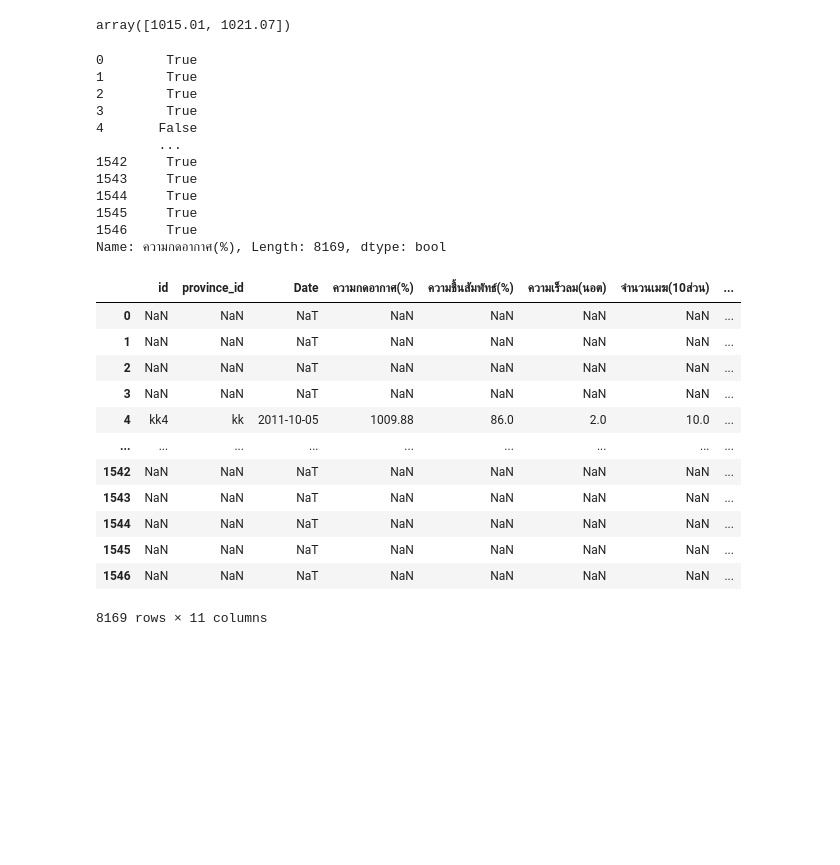
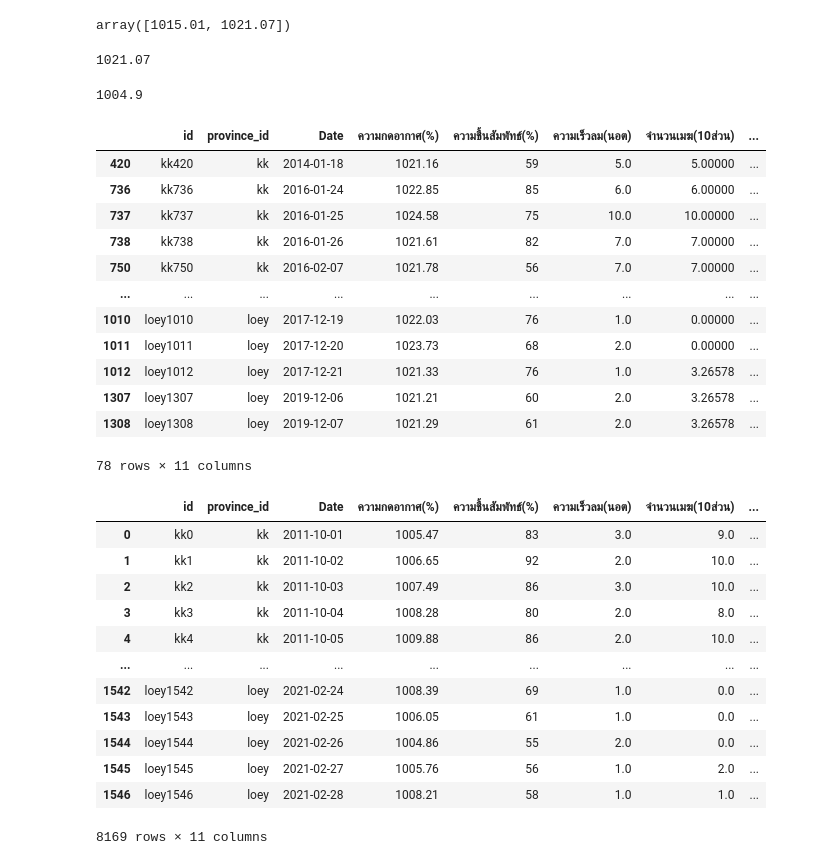
Before and after one commit to Tonry12/data_science_bootcamp_8_tonnaw, a Jupyter notebook: lo.ipynb, the cells around one changed output. Saved outputs shown, nothing was run; the diff lists cells and outputs as text; code cells hidden in the pictures; blank space fills up the shorter version.

```diff
--- a/lo.ipynb
+++ b/lo.ipynb
@@ -1732,3 +1732,13 @@ array([1010.96, 1004.9 ])
 ret_press['whiskers'][1].get_ydata() #หนวดแมวด้านบน มี2ค่าคือ 1015.01, 1021.07
 # %% [output]
 array([1015.01, 1021.07])
+# %%
+ret_press_u = ret_press['whiskers'][1].get_ydata()[1]
+ret_press_u
+# %% [output]
+1021.07
+# %%
+ret_press_l = ret_press['whiskers'][0].get_ydata()[1]
+ret_press_l
+# %% [output]
+1004.9
@@ -1738,32 +1749,33 @@ outliers
-# %%
-outliers
-# %% [output]
-0        True
-1        True
-2        True
-3        True
-4       False
-        ...
-1542     True
-1543     True
-1544     True
-1545     True
-1546     True
-Name: ความกดอากาศ(%), Length: 8169, dtype: bool
+# %%
+data_completed.loc[data_completed['ความกดอากาศ(%)'] > 1021.07]
+# %% [output]
+|  | id | province_id | Date | ความกดอากาศ(%) | ความชื้นสัมพัทธ์(%) | ความเร็วลม(นอต) | จำนวนเมฆ(10ส่วน) | ... |
+| 420 | kk420 | kk | 2014-01-18 | 1021.16 | 59 | 5.0 | 5.00000 | ... |
+| 736 | kk736 | kk | 2016-01-24 | 1022.85 | 85 | 6.0 | 6.00000 | ... |
+| 737 | kk737 | kk | 2016-01-25 | 1024.58 | 75 | 10.0 | 10.00000 | ... |
+| 738 | kk738 | kk | 2016-01-26 | 1021.61 | 82 | 7.0 | 7.00000 | ... |
+| 750 | kk750 | kk | 2016-02-07 | 1021.78 | 56 | 7.0 | 7.00000 | ... |
+| ... | ... | ... | ... | ... | ... | ... | ... | ... |
+| 1010 | loey1010 | loey | 2017-12-19 | 1022.03 | 76 | 1.0 | 0.00000 | ... |
+| 1011 | loey1011 | loey | 2017-12-20 | 1023.73 | 68 | 2.0 | 0.00000 | ... |
+| 1012 | loey1012 | loey | 2017-12-21 | 1021.33 | 76 | 1.0 | 3.26578 | ... |
+| 1307 | loey1307 | loey | 2019-12-06 | 1021.21 | 60 | 2.0 | 3.26578 | ... |
+| 1308 | loey1308 | loey | 2019-12-07 | 1021.29 | 61 | 2.0 | 3.26578 | ... |
+78 rows × 11 columns
 # %%
-data_completed[outliers] = np.nan
+data_completed.loc[data_completed['ความกดอากาศ(%)'] > 1021.07, 'ความกดอากาศ(%)'] = np.nan
 data_completed
 # %% [output]
 |  | id | province_id | Date | ความกดอากาศ(%) | ความชื้นสัมพัทธ์(%) | ความเร็วลม(นอต) | จำนวนเมฆ(10ส่วน) | ... |
-| 0 | NaN | NaN | NaT | NaN | NaN | NaN | NaN | ... |
-| 1 | NaN | NaN | NaT | NaN | NaN | NaN | NaN | ... |
-| 2 | NaN | NaN | NaT | NaN | NaN | NaN | NaN | ... |
-| 3 | NaN | NaN | NaT | NaN | NaN | NaN | NaN | ... |
-| 4 | kk4 | kk | 2011-10-05 | 1009.88 | 86.0 | 2.0 | 10.0 | ... |
+| 0 | kk0 | kk | 2011-10-01 | 1005.47 | 83 | 3.0 | 9.0 | ... |
+| 1 | kk1 | kk | 2011-10-02 | 1006.65 | 92 | 2.0 | 10.0 | ... |
+| 2 | kk2 | kk | 2011-10-03 | 1007.49 | 86 | 3.0 | 10.0 | ... |
+| 3 | kk3 | kk | 2011-10-04 | 1008.28 | 80 | 2.0 | 8.0 | ... |
+| 4 | kk4 | kk | 2011-10-05 | 1009.88 | 86 | 2.0 | 10.0 | ... |
 | ... | ... | ... | ... | ... | ... | ... | ... | ... |
-| 1542 | NaN | NaN | NaT | NaN | NaN | NaN | NaN | ... |
-| 1543 | NaN | NaN | NaT | NaN | NaN | NaN | NaN | ... |
-| 1544 | NaN | NaN | NaT | NaN | NaN | NaN | NaN | ... |
-| 1545 | NaN | NaN | NaT | NaN | NaN | NaN | NaN | ... |
-| 1546 | NaN | NaN | NaT | NaN | NaN | NaN | NaN | ... |
+| 1542 | loey1542 | loey | 2021-02-24 | 1008.39 | 69 | 1.0 | 0.0 | ... |
+| 1543 | loey1543 | loey | 2021-02-25 | 1006.05 | 61 | 1.0 | 0.0 | ... |
+| 1544 | loey1544 | loey | 2021-02-26 | 1004.86 | 55 | 2.0 | 0.0 | ... |
+| 1545 | loey1545 | loey | 2021-02-27 | 1005.76 | 56 | 1.0 | 2.0 | ... |
+| 1546 | loey1546 | loey | 2021-02-28 | 1008.21 | 58 | 1.0 | 1.0 | ... |
 8169 rows × 11 columns
```
Also changed, not shown: parts of 5 cells of this notebook.
